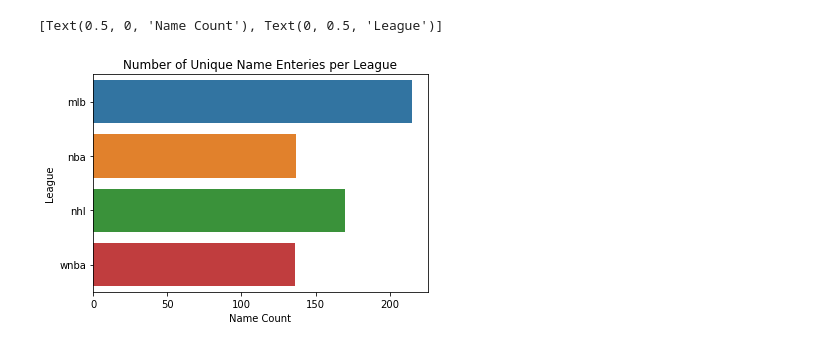
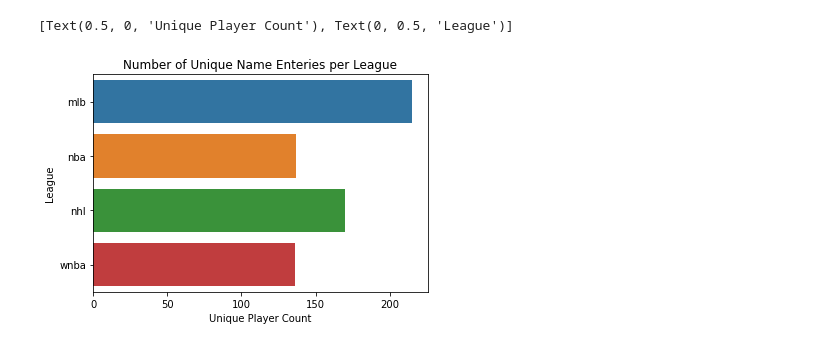
Before and after one commit to data301-2020-winter1/course-project-solo_106, a Jupyter notebook: analysis/milestone2.ipynb, the cells around one changed output. Saved outputs shown, nothing was run; the diff lists cells and outputs as text; code cells hidden in the pictures.

```diff
--- a/analysis/milestone2.ipynb
+++ b/analysis/milestone2.ipynb
@@ -29,9 +89,9 @@ df3.head(10)
 # %%
-# RQ1
+# RQ 1: Number of Player that Topped their respective Fields by league.
 
 plot = sns.countplot(y = 'league', data = df)
 plt.title('Number of Unique Name Enteries per League')
-plot.set(xlabel = 'Name Count', ylabel = 'League')
+plot.set(xlabel = 'Unique Player Count', ylabel = 'League')
 # %% [output]
-[Text(0.5, 0, 'Name Count'), Text(0, 0.5, 'League')]
+[Text(0.5, 0, 'Unique Player Count'), Text(0, 0.5, 'League')]
-[figure, old version]
+[figure, new version]
```
Also changed, not shown: parts of 15 cells of this notebook, 1 other file.
